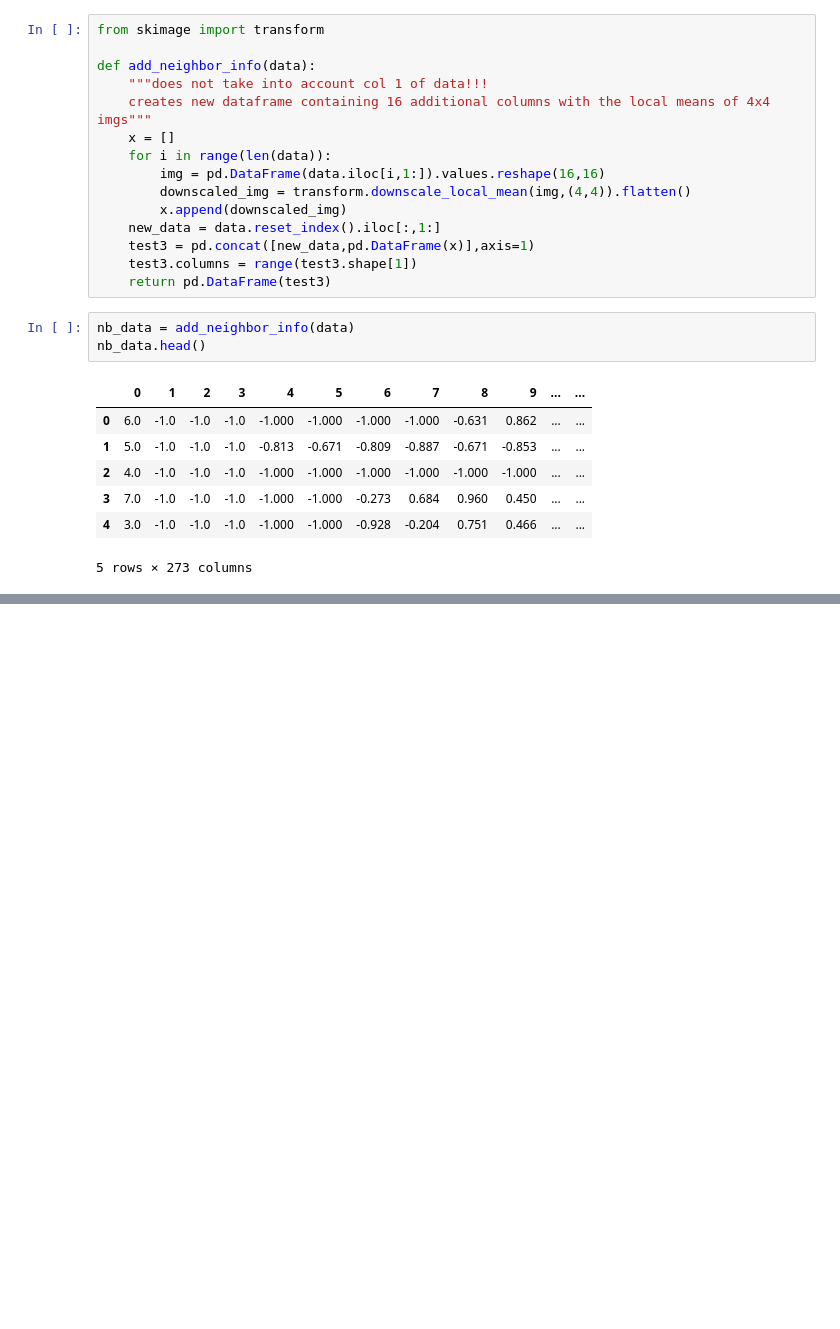
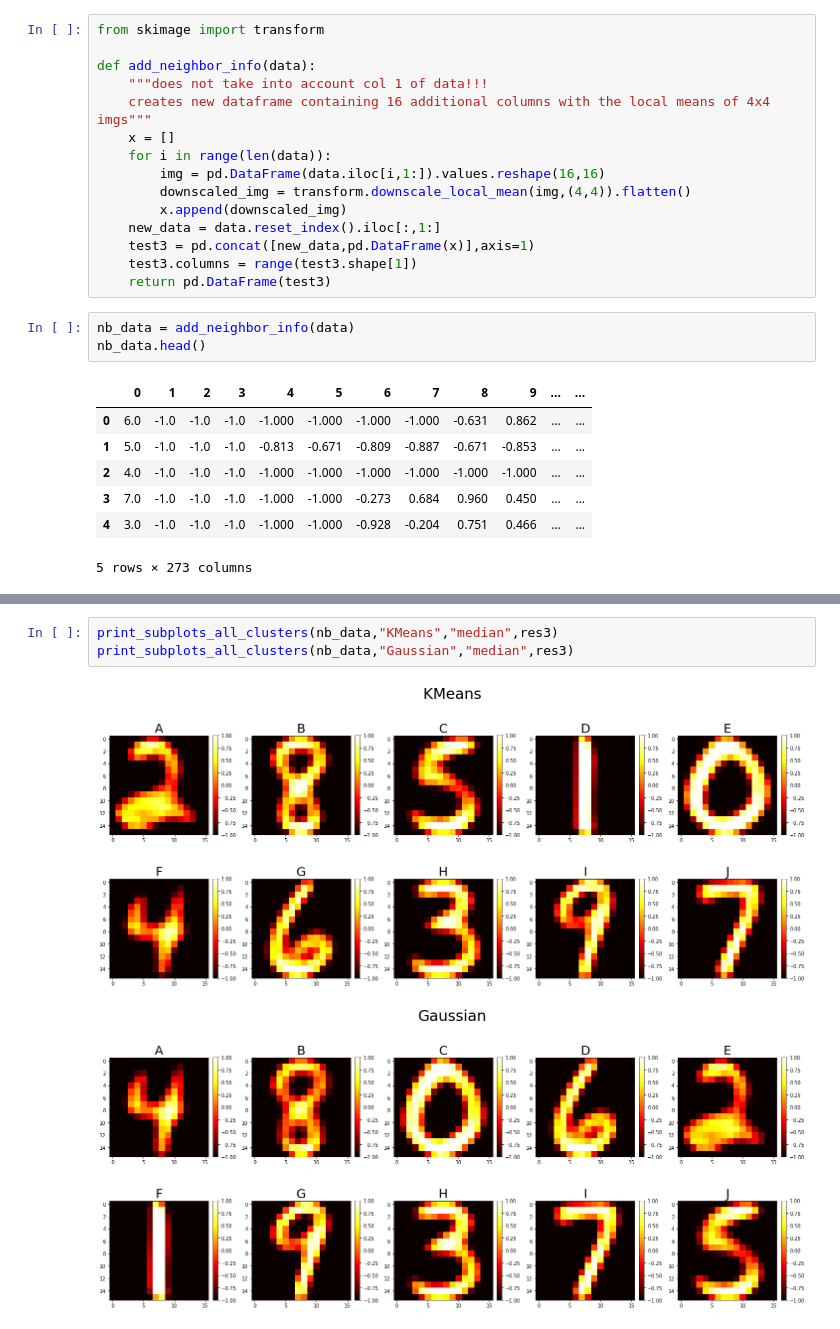
Before and after one commit to r9d9/descript_analysis, a Jupyter notebook: Descriptives_Digits.ipynb, the cells around one changed output, grey strips where cells are left out. Cells and saved outputs as stored; diff of their text form; blank space fills up the shorter version.

```diff
--- a/Descriptives_Digits.ipynb
+++ b/Descriptives_Digits.ipynb
@@ -480,2 +480,8 @@ print_subplots_all_clusters_reduced(nb_data_reduced,"Gaussian","median",res3)
+# %%
+print_subplots_all_clusters(nb_data,"KMeans","median",res3)
+print_subplots_all_clusters(nb_data,"Gaussian","median",res3)
+# %% [output]
+[figure, added]
+[figure, added]
 # %%
 # %% [output]
```
Also changed, not shown: parts of 6 cells of this notebook, 2 other files.
